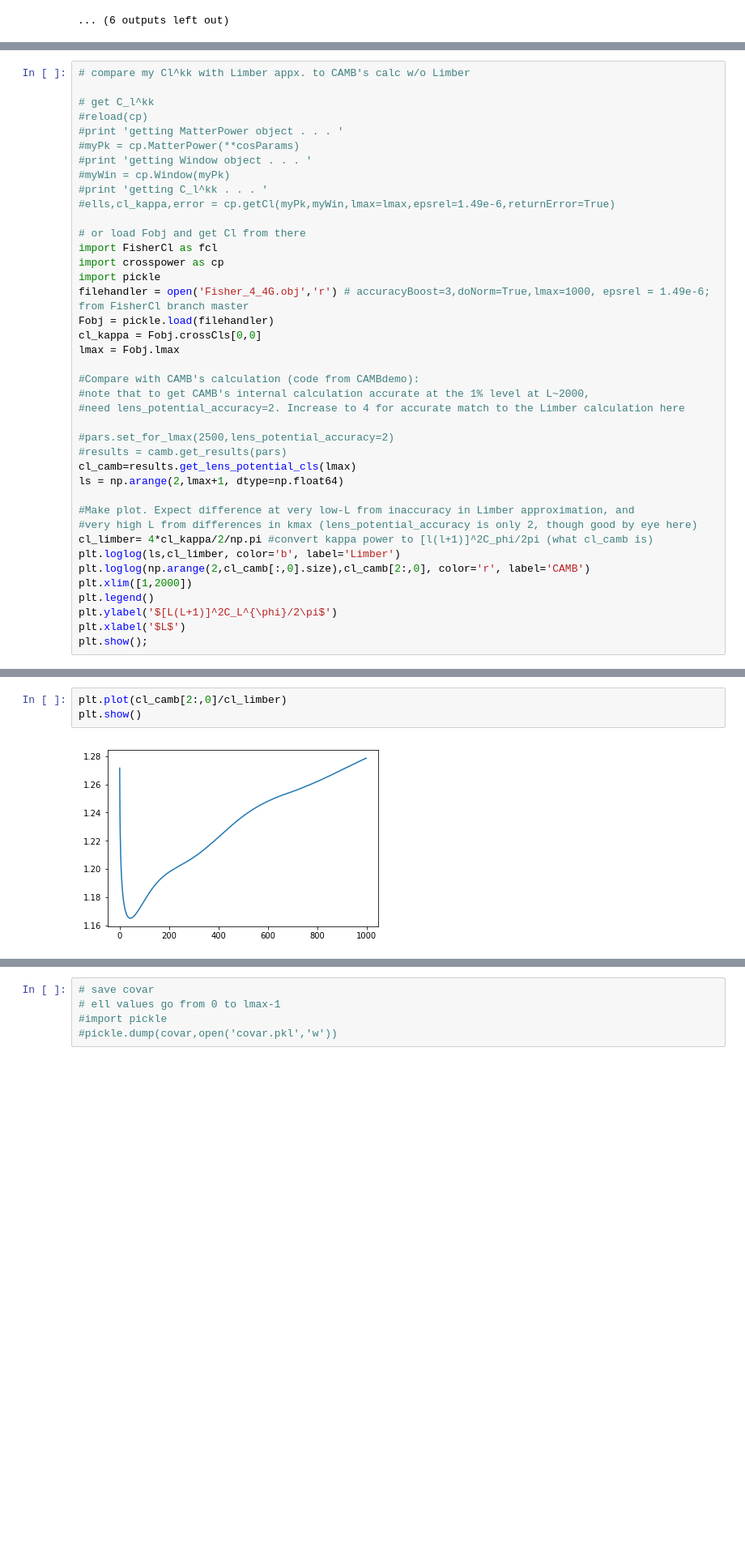
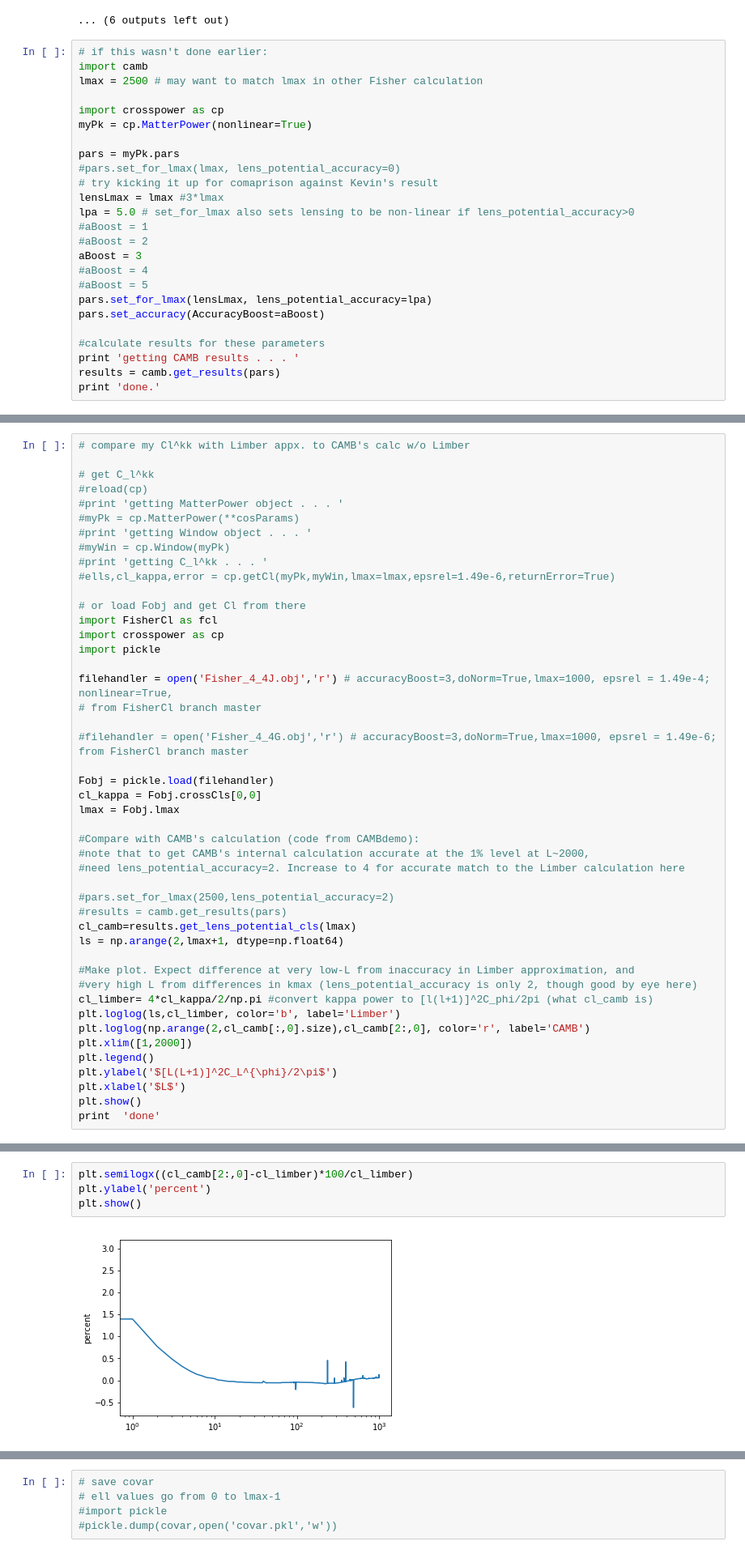
Before and after one commit to RIKnight/Fisher-Forecasting, a Jupyter notebook: Quick Fisher for TT TE EE.ipynb, the cells around one changed output, grey strips where cells are left out. Shown at 81% size. Saved outputs shown, nothing was run; the diff lists cells and outputs as text; blank space fills up the shorter version.

```diff
--- a/Quick Fisher for TT TE EE.ipynb
+++ b/Quick Fisher for TT TE EE.ipynb
@@ -298,3 +298,28 @@ WARNING:root:accuracy parameters are changed globally, not yet per parameter set
 WARNING:root:accuracy parameters are changed globally, not yet per parameter set
 getting Cl power spectra for parameter  ns
 ... (6 outputs left out)
+# %%
+# if this wasn't done earlier:
+import camb
+lmax = 2500 # may want to match lmax in other Fisher calculation
+
+import crosspower as cp
+myPk = cp.MatterPower(nonlinear=True)
+
+pars = myPk.pars
+#pars.set_for_lmax(lmax, lens_potential_accuracy=0)
+# try kicking it up for comaprison against Kevin's result
+lensLmax = lmax #3*lmax
+lpa = 5.0 # set_for_lmax also sets lensing to be non-linear if lens_potential_accuracy>0
+#aBoost = 1
+#aBoost = 2
+aBoost = 3
+#aBoost = 4
+#aBoost = 5
+pars.set_for_lmax(lensLmax, lens_potential_accuracy=lpa)
+pars.set_accuracy(AccuracyBoost=aBoost)
+
+#calculate results for these parameters
+print 'getting CAMB results . . . '
+results = camb.get_results(pars)
+print 'done.'
@@ -314,7 +345,12 @@ getting Cl power spectra for parameter  ns
 import FisherCl as fcl
 import crosspower as cp
 import pickle
-filehandler = open('Fisher_4_4G.obj','r') # accuracyBoost=3,doNorm=True,lmax=1000, epsrel = 1.49e-6; from FisherCl branch master
+
+filehandler = open('Fisher_4_4J.obj','r') # accuracyBoost=3,doNorm=True,lmax=1000, epsrel = 1.49e-4; nonlinear=True,
+# from FisherCl branch master
+
+#filehandler = open('Fisher_4_4G.obj','r') # accuracyBoost=3,doNorm=True,lmax=1000, epsrel = 1.49e-6; from FisherCl branch master
+
 Fobj = pickle.load(filehandler)
 cl_kappa = Fobj.crossCls[0,0]
 lmax = Fobj.lmax
@@ -337,5 +373,6 @@ plt.xlim([1,2000])
 plt.legend()
 plt.ylabel('$[L(L+1)]^2C_L^{\phi}/2\pi$')
 plt.xlabel('$L$')
-plt.show();
+plt.show()
+print  'done'
 # %% [output]
@@ -343,8 +381,9 @@ plt.show();
 # %%
-plt.plot(cl_camb[2:,0]/cl_limber)
+plt.semilogx((cl_camb[2:,0]-cl_limber)*100/cl_limber)
+plt.ylabel('percent')
 plt.show()
 # %% [output]
-[figure, old version]
+[figure, new version]
 # %%
 # more code from FisherMatrix.__init__
 # create covariance matrix
```
Also changed, not shown: parts of 2 cells of this notebook, 3 other files.
